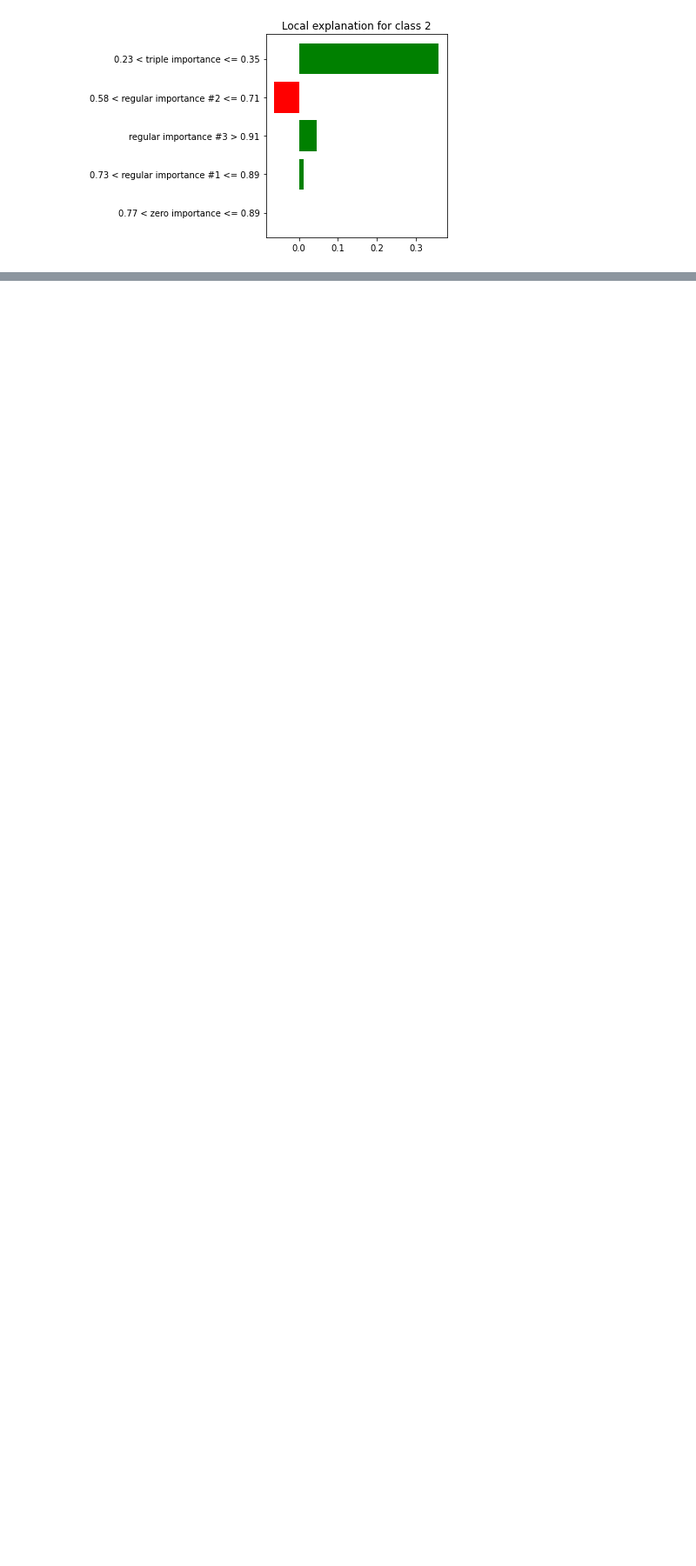
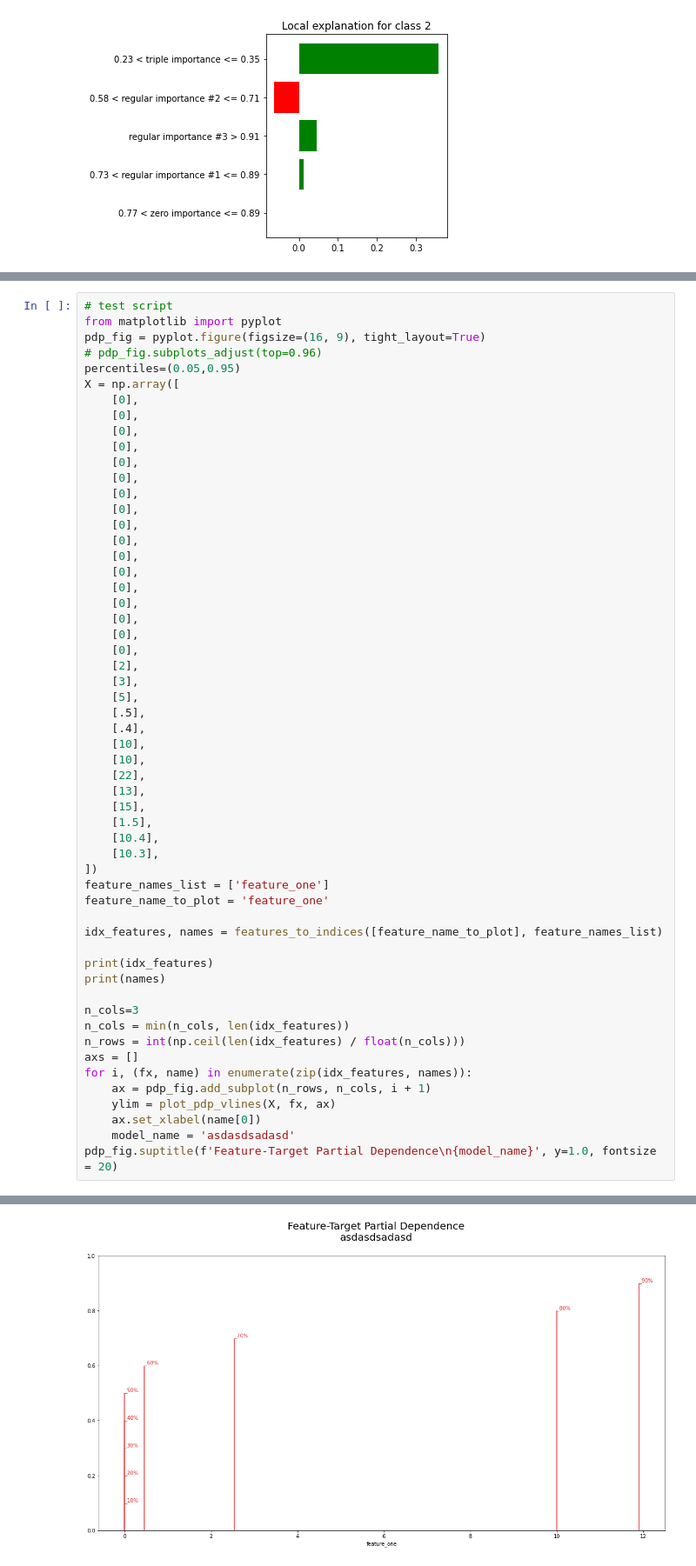
Before and after one commit to adrian-ptrx/metrics, a Jupyter notebook: pytolomaic_test_run.ipynb, the cells around one changed output, grey strips where cells are left out. Shown at 87% size. Saved outputs shown, nothing was run; the diff lists cells and outputs as text; blank space fills up the shorter version.

```diff
--- a/pytolomaic_test_run.ipynb
+++ b/pytolomaic_test_run.ipynb
@@ -485,0 +606,57 @@ Lime explanation is: {'0.23 < triple importance <= 0.35': 0.35350247898066384, '
+# %%
+# test script
+from matplotlib import pyplot
+pdp_fig = pyplot.figure(figsize=(16, 9), tight_layout=True)
+# pdp_fig.subplots_adjust(top=0.96)
+percentiles=(0.05,0.95)
+X = np.array([
+    [0],
+    [0],
+    [0],
+    [0],
+    [0],
+    [0],
+    [0],
+    [0],
+    [0],
+    [0],
+    [0],
+    [0],
+    [0],
+    [0],
+    [0],
+    [0],
+    [0],
+    [2],
+    [3],
+    [5],
+    [.5],
+    [.4],
+    [10],
+    [10],
+    [22],
+    [13],
+    [15],
+    [1.5],
+    [10.4],
+    [10.3],
+])
+feature_names_list = ['feature_one']
+feature_name_to_plot = 'feature_one'
+
+idx_features, names = features_to_indices([feature_name_to_plot], feature_names_list)
+
+print(idx_features)
+print(names)
+
+n_cols=3
+n_cols = min(n_cols, len(idx_features))
+n_rows = int(np.ceil(len(idx_features) / float(n_cols)))
+axs = []
+for i, (fx, name) in enumerate(zip(idx_features, names)):
+    ax = pdp_fig.add_subplot(n_rows, n_cols, i + 1)
+    ylim = plot_pdp_vlines(X, fx, ax)
+    ax.set_xlabel(name[0])
+    model_name = 'asdasdsadasd'
+pdp_fig.suptitle(f'Feature-Target Partial Dependence\n{model_name}', y=1.0, fontsize = 20)
+# %% [output]
@@ -485,0 +667 @@ Lime explanation is: {'0.23 < triple importance <= 0.35': 0.35350247898066384, '
+[figure, added]
```
Also changed, not shown: parts of 29 cells of this notebook, 5 other files.
